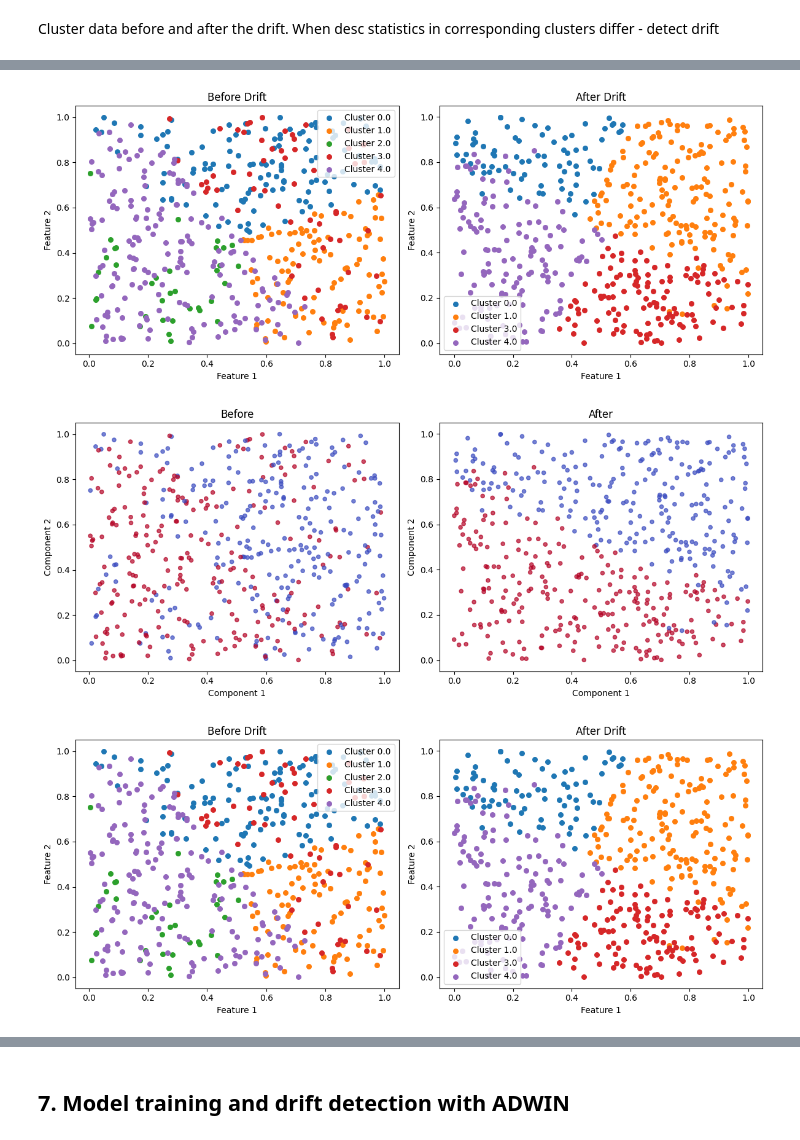
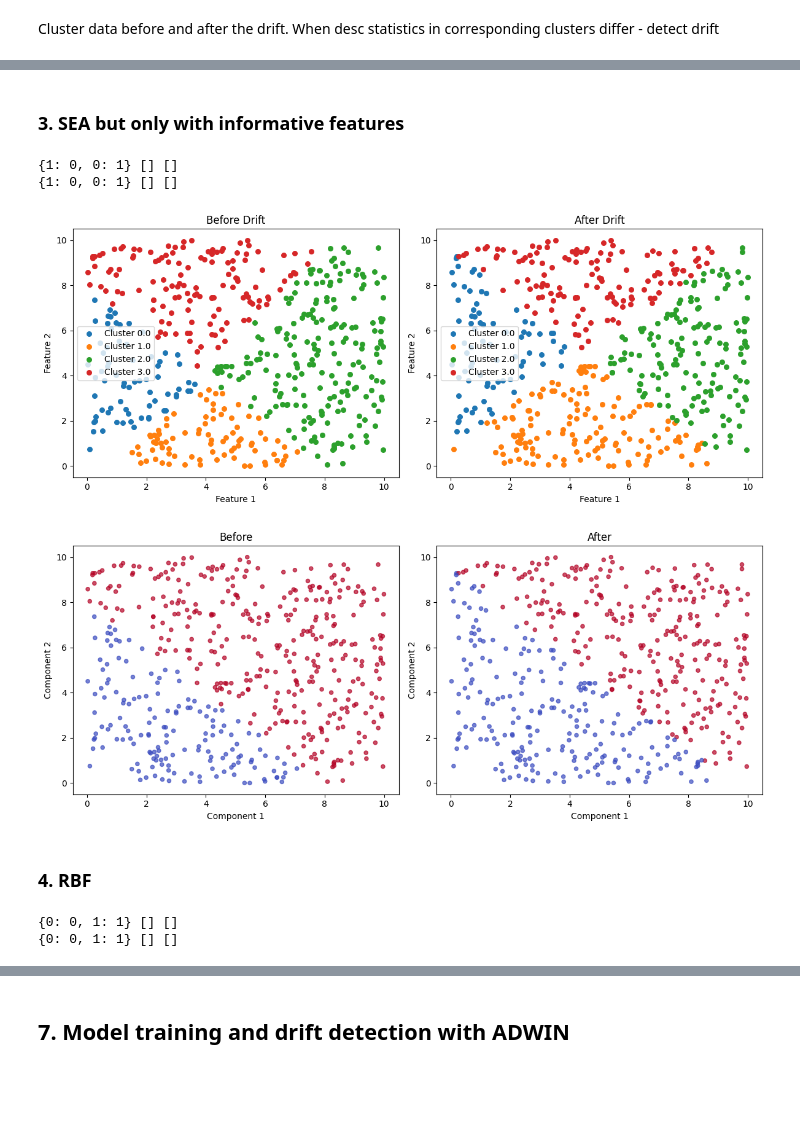
Before and after one commit to KubaCzech/DriftDetectionWithExplainableAI, a Jupyter notebook: notebooks/data_drift.ipynb, the cells around one changed output, grey strips where cells are left out. Cells and saved outputs as stored; diff of their text form; code cells hidden in the pictures; blank space fills up the shorter version.

Commit message:
calculating statistics for each cluster separately

```diff
--- a/notebooks/data_drift.ipynb
+++ b/notebooks/data_drift.ipynb
@@ -250,7 +250,7 @@ def plot_data(X, y, title):
     plt.ylabel("Component 2")
     plt.show()
 
-def plot_drift(X_before, y_before, X_after, y_after, show = True):
+def plot_drift(X_before, y_before, X_after, y_after, show = True, in_subplot=False):
     plt.figure(figsize=(12, 5))
 
     # Before drift
@@ -268,8 +268,7 @@ def plot_drift(X_before, y_before, X_after, y_after, show = True):
     plt.ylabel("Component 2")
 
     plt.tight_layout()
-    if show:
-        plt.show()
+    plt.show()
 # %%
 plot_drift(X_2d[:500], y[:500], X_2d[500:], y[500:])
 # %% [output]
@@ -869,10 +1014,56 @@ drift, details, clusters_old, clusters_new = CBDD.detect(data_before, data_after
+# %% [markdown]
+### **3. SEA but only with informative features**
+# %%
+stream_SEA = synth.ConceptDriftStream(
+    stream=synth.SEA(seed=42, variant=0),
+    drift_stream=synth.SEA(seed=42, variant=3),
+    position=500,
+    width=10,
+    seed=1
+)
+n = 1000
+
+X, y = transform_dict_to_list(stream_SEA, n)
+X = np.array(X)[:, :2]  # use only first two features for visualization
+
+data_before = np.array(X[:n//2]), np.array(y[:n//2])
+data_after = np.array(X[n//2:]), np.array(y[n//2:])
+
+CBDD = ClusterBasedDriftDetector()
+drift, details, clusters_old, clusters_new = CBDD.detect(data_before, data_after)
+# %% [output]
+{1: 0, 0: 1} [] []
+{1: 0, 0: 1} [] []
 # %%
 X_before, y_before = data_before
 X_after, y_after = data_after
 
 plot_drift_clustered(X_before, X_after, clusters_old, clusters_new)
-plot_final_comparison(X_before, X_after, y_before, y_after, clusters_old, clusters_new)
+plot_drift(X_before, y_before, X_after, y_after)
+# plot_final_comparison(X_before, X_after, y_before, y_after, clusters_old, clusters_new)
 # %% [output]
-[figure, old version]
+[figure, new version]
-[figure, old version]
+[figure, new version]
-[figure, removed]
+# %% [markdown]
+### **4. RBF**
+# %%
+stream_RBF = synth.ConceptDriftStream(
+    stream=synth.RandomRBF(n_features=2),
+    drift_stream=synth.RandomRBF(n_features=2),
+    position=500,
+    width=10,
+    seed=1
+)
+n = 1000
+
+X, y = transform_dict_to_list(stream_RBF, n)
+X = np.array(X)
+
+data_before = np.array(X[:n//2]), np.array(y[:n//2])
+data_after = np.array(X[n//2:]), np.array(y[n//2:])
+
+CBDD = ClusterBasedDriftDetector()
+drift, details, clusters_old, clusters_new = CBDD.detect(data_before, data_after)
+# %% [output]
+{0: 0, 1: 1} [] []
+{0: 0, 1: 1} [] []
```
Also changed, not shown: parts of 17 cells of this notebook.
